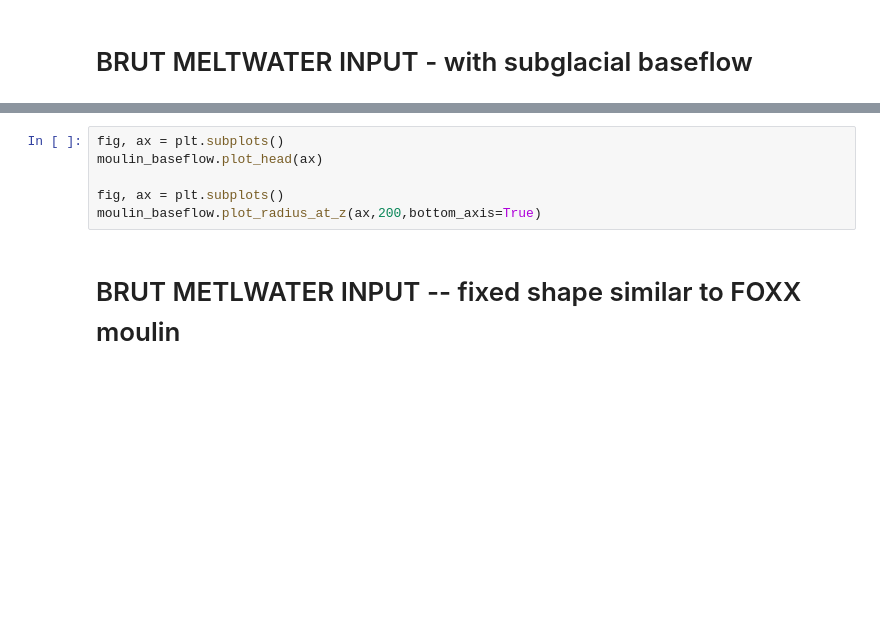
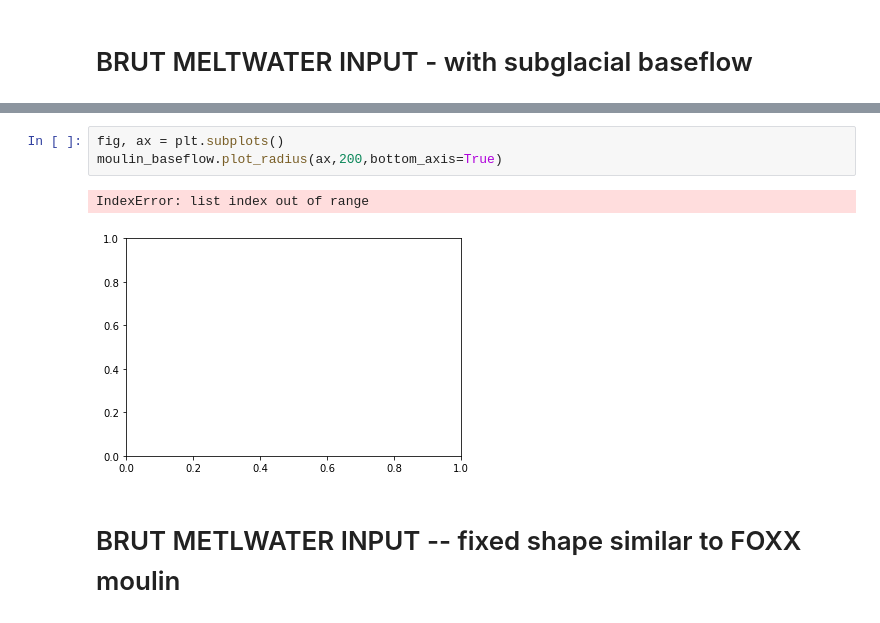
Before and after one commit to cctrunz/ModelRepo_pyMouShBaseflow_paper, a Jupyter notebook: Simulate_moulin_data.ipynb, the cells around one changed output, grey strips where cells are left out. Saved outputs shown, nothing was run; the diff lists cells and outputs as text; blank space fills up the shorter version.

```diff
--- a/Simulate_moulin_data.ipynb
+++ b/Simulate_moulin_data.ipynb
@@ -98,9 +128,9 @@ moulin_baseflow.plot_radius_at_z(ax,200,bottom_axis=True)
 # %%
 fig, ax = plt.subplots()
-moulin_baseflow.plot_head(ax)
-
-fig, ax = plt.subplots()
-moulin_baseflow.plot_radius_at_z(ax,200,bottom_axis=True)
+moulin_baseflow.plot_radius(ax,200,bottom_axis=True)
+# %% [output]
+IndexError: list index out of range
+[figure, added]
 # %% [markdown]
 # BRUT METLWATER INPUT -- fixed shape similar to FOXX moulin
 # %%
```
Also changed, not shown: parts of 6 cells of this notebook, 2 other files.
